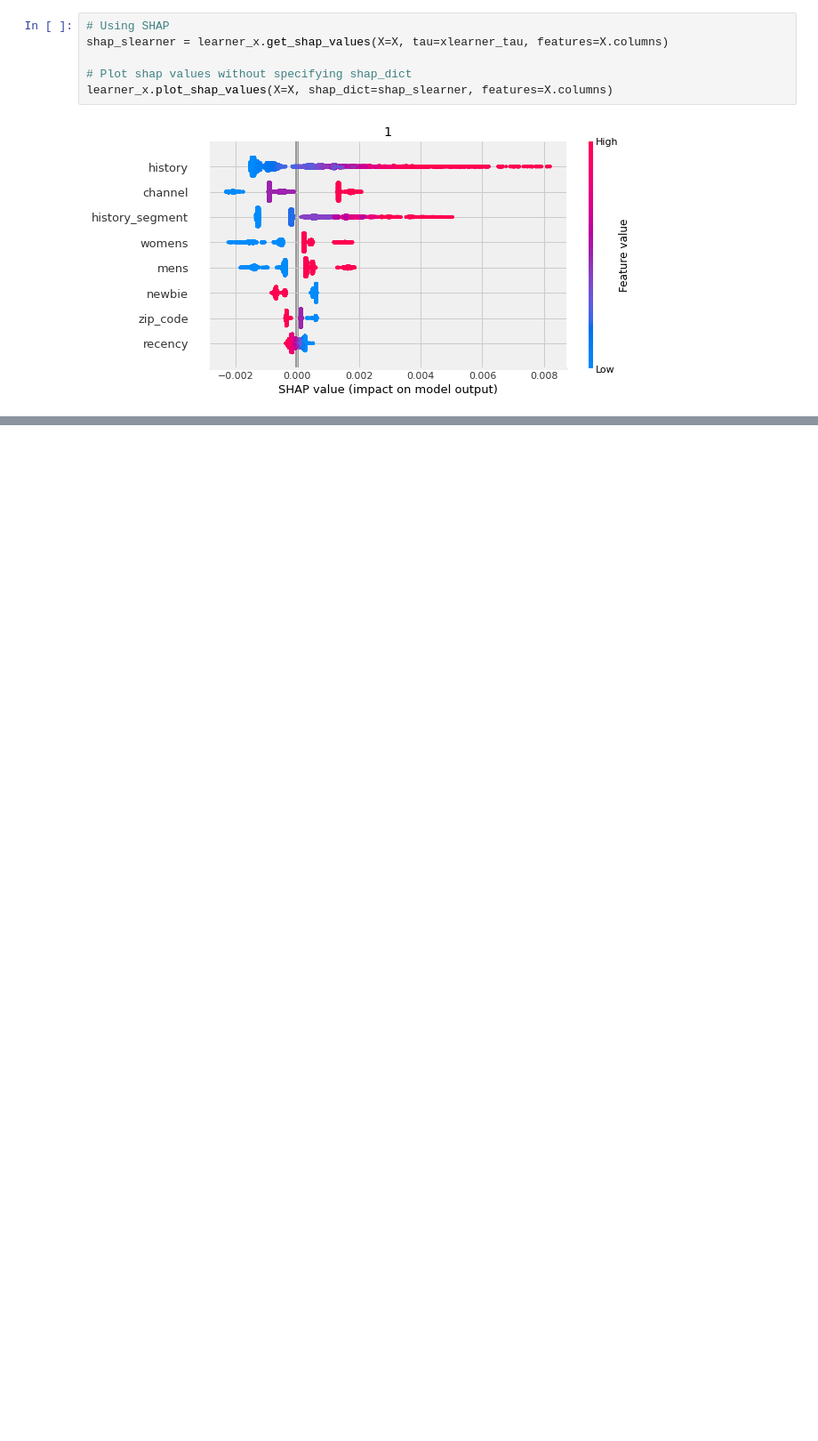
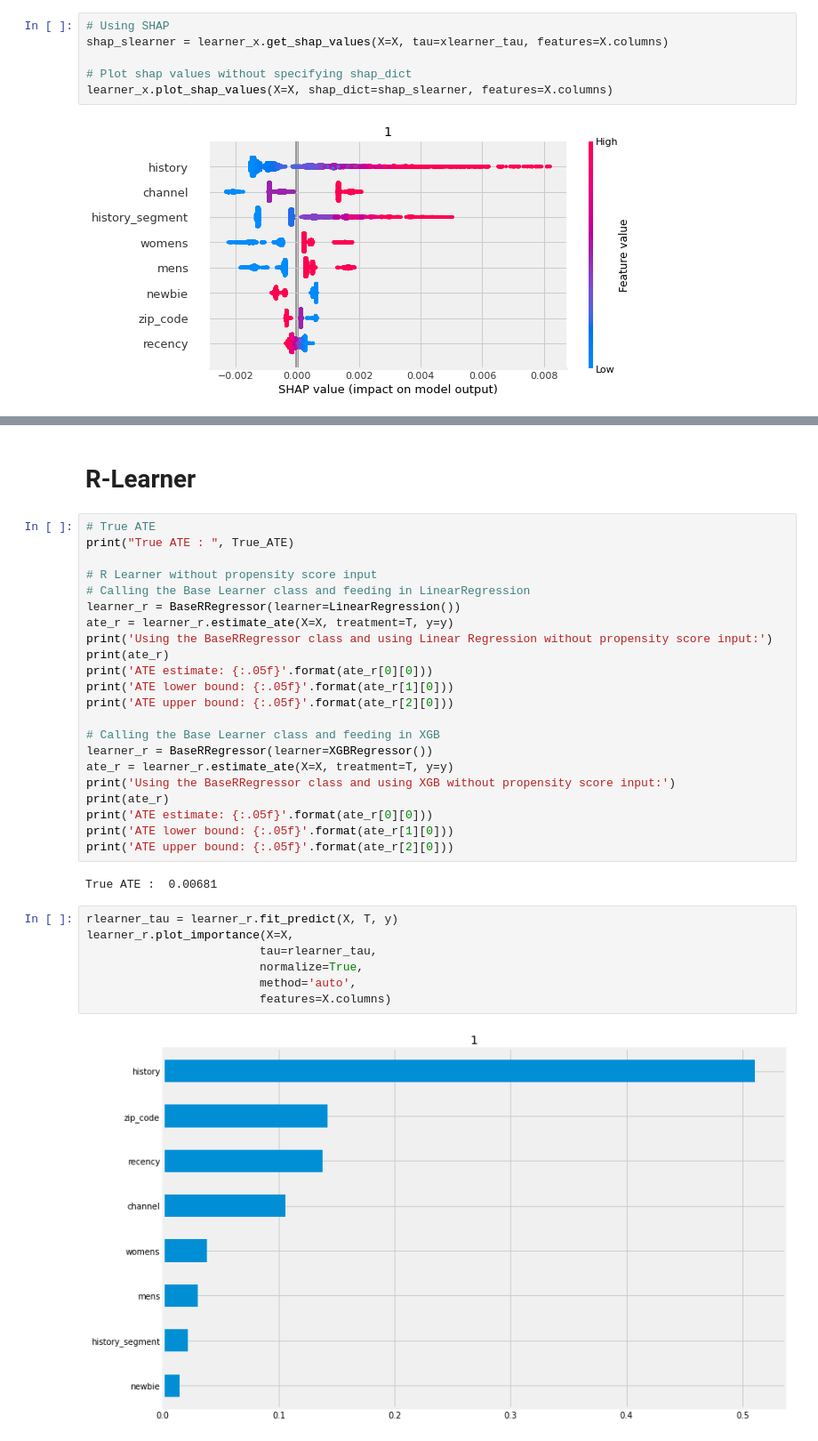
Before and after one commit to ryotoitoi/econome_ml_demo, a Jupyter notebook: notebook/mail_demo/biased/biased_mail_causalml.ipynb, the cells around one changed output, grey strips where cells are left out. Shown at 89% size. Drawn from its saved outputs; the diff is of its cells as text; blank space fills up the shorter version.

```diff
--- a/notebook/mail_demo/biased/biased_mail_causalml.ipynb
+++ b/notebook/mail_demo/biased/biased_mail_causalml.ipynb
@@ -345,3 +394,38 @@ num_of_data :  31925
 up more 1% :  6752
 up more 0.5% :  24446
 up more 0.1% :  31925
+# %% [markdown]
+# R-Learner
+# %%
+# True ATE
+print("True ATE : ", True_ATE)
+
+# R Learner without propensity score input
+# Calling the Base Learner class and feeding in LinearRegression
+learner_r = BaseRRegressor(learner=LinearRegression())
+ate_r = learner_r.estimate_ate(X=X, treatment=T, y=y)
+print('Using the BaseRRegressor class and using Linear Regression without propensity score input:')
+print(ate_r)
+print('ATE estimate: {:.05f}'.format(ate_r[0][0]))
+print('ATE lower bound: {:.05f}'.format(ate_r[1][0]))
+print('ATE upper bound: {:.05f}'.format(ate_r[2][0]))
+
+# Calling the Base Learner class and feeding in XGB
+learner_r = BaseRRegressor(learner=XGBRegressor())
+ate_r = learner_r.estimate_ate(X=X, treatment=T, y=y)
+print('Using the BaseRRegressor class and using XGB without propensity score input:')
+print(ate_r)
+print('ATE estimate: {:.05f}'.format(ate_r[0][0]))
+print('ATE lower bound: {:.05f}'.format(ate_r[1][0]))
+print('ATE upper bound: {:.05f}'.format(ate_r[2][0]))
+# %% [output]
+True ATE :  0.00681
+# %%
+rlearner_tau = learner_r.fit_predict(X, T, y)
+learner_r.plot_importance(X=X,
+                         tau=rlearner_tau,
+                         normalize=True,
+                         method='auto',
+                         features=X.columns)
+# %% [output]
+[figure, added]
```
Also changed, not shown: parts of 12 cells of this notebook, 1 other file.
